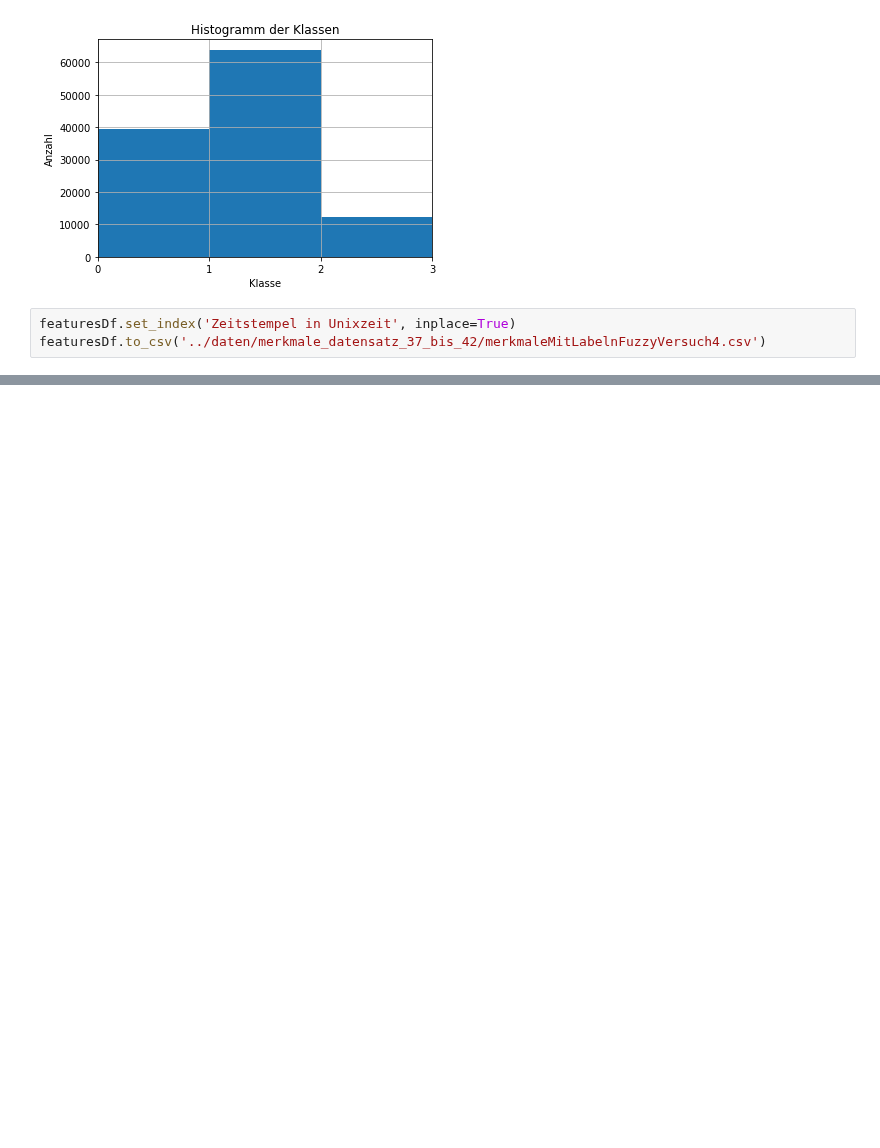
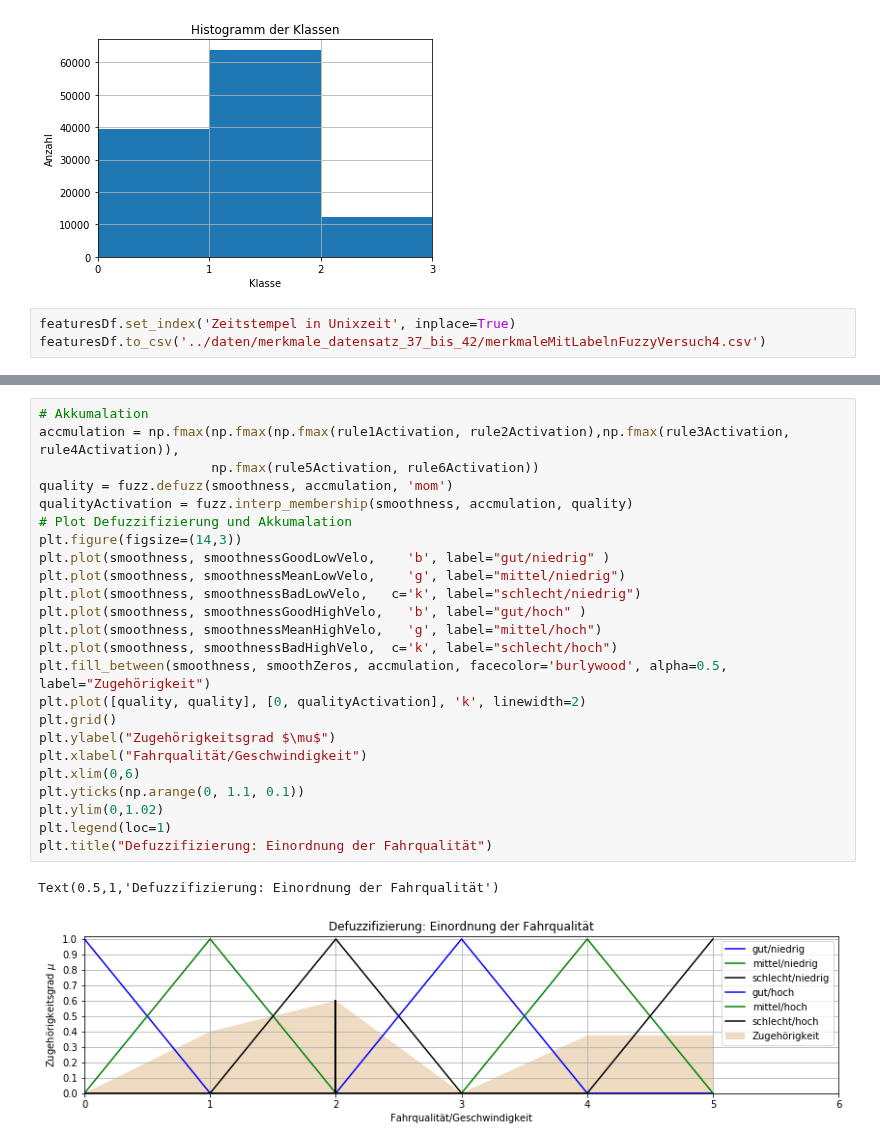
Before and after one commit to SandGreif/FahrradwegeKlassifizierung, a Jupyter notebook: daten_labeln/fuzzyLogic.ipynb, the cells around one changed output, grey strips where cells are left out. Saved outputs shown, nothing was run; the diff lists cells and outputs as text; blank space fills up the shorter version.

```diff
--- a/daten_labeln/fuzzyLogic.ipynb
+++ b/daten_labeln/fuzzyLogic.ipynb
@@ -820,0 +933,27 @@ featuresDf.to_csv('../daten/merkmale_datensatz_37_bis_42/merkmaleMitLabelnFuzzyV
+# %%
+# Akkumalation
+accmulation = np.fmax(np.fmax(np.fmax(rule1Activation, rule2Activation),np.fmax(rule3Activation, rule4Activation)),
+                      np.fmax(rule5Activation, rule6Activation))
+quality = fuzz.defuzz(smoothness, accmulation, 'mom')
+qualityActivation = fuzz.interp_membership(smoothness, accmulation, quality)
+# Plot Defuzzifizierung und Akkumalation
+plt.figure(figsize=(14,3))
+plt.plot(smoothness, smoothnessGoodLowVelo,    'b', label="gut/niedrig" )
+plt.plot(smoothness, smoothnessMeanLowVelo,    'g', label="mittel/niedrig")
+plt.plot(smoothness, smoothnessBadLowVelo,   c='k', label="schlecht/niedrig")
+plt.plot(smoothness, smoothnessGoodHighVelo,   'b', label="gut/hoch" )
+plt.plot(smoothness, smoothnessMeanHighVelo,   'g', label="mittel/hoch")
+plt.plot(smoothness, smoothnessBadHighVelo,  c='k', label="schlecht/hoch")
+plt.fill_between(smoothness, smoothZeros, accmulation, facecolor='burlywood', alpha=0.5, label="Zugehörigkeit")
+plt.plot([quality, quality], [0, qualityActivation], 'k', linewidth=2)
+plt.grid()
+plt.ylabel("Zugehörigkeitsgrad $\mu$")
+plt.xlabel("Fahrqualität/Geschwindigkeit")
+plt.xlim(0,6)
+plt.yticks(np.arange(0, 1.1, 0.1))
+plt.ylim(0,1.02)
+plt.legend(loc=1)
+plt.title("Defuzzifizierung: Einordnung der Fahrqualität")
+# %% [output]
+Text(0.5,1,'Defuzzifizierung: Einordnung der Fahrqualität')
+[figure, added]
```
Also changed, not shown: parts of 11 cells of this notebook, 3 other files.
